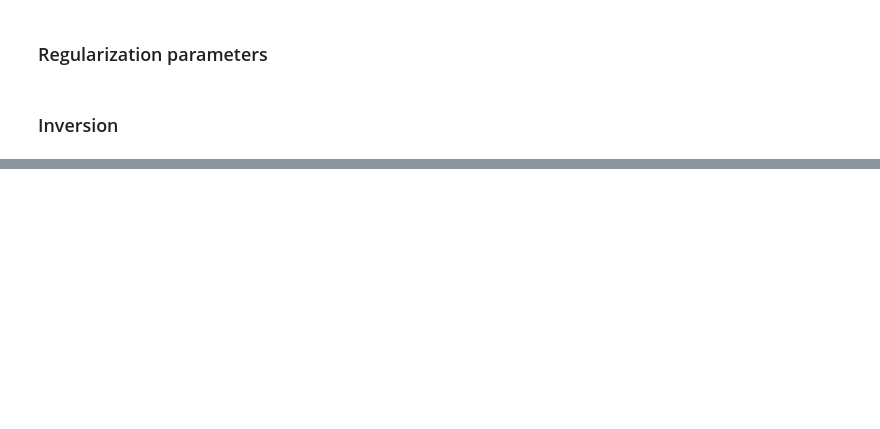
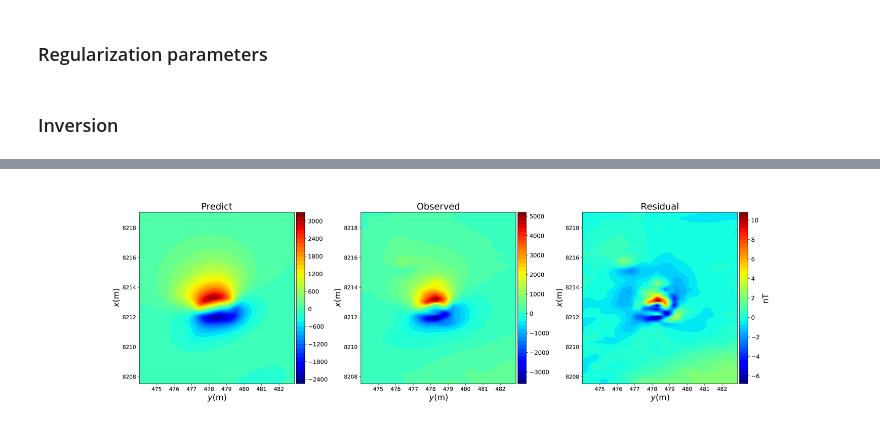
Before and after one commit to pinga-lab/magnetic-radial-inversion, a Jupyter notebook: code/real_data/diorama_inversion.ipynb, the cells around one changed output, grey strips where cells are left out. Cells and saved outputs as stored; diff of their text form; code cells hidden in the pictures; blank space fills up the shorter version.

```diff
--- a/code/real_data/diorama_inversion.ipynb
+++ b/code/real_data/diorama_inversion.ipynb
@@ -141,16 +145,16 @@ img(filename='diorama_tfa_obs_data_true_inital.png', width=800, height=800)
 ### Regularization parameters
 # %%
 #lamb = th*0.01 # Marquadt's parameter
-lamb = 1000.
+lamb = 1.0
 dlamb = 10.      # step for Marquadt's parameter
 
-a1 = 0.0001   # adjacent radial distances within each prism
-a2 = 0.0001   # vertically adjacent radial distances
+a1 = 0.003   # adjacent radial distances within each prism
+a2 = 0.001  # vertically adjacent radial distances
 a3 = 0.     # outcropping cross-section
 a4 = 0.     # outcropping origin
-a5 = 0.0001     # vertically adjacent origins
-a6 = 0.000001   # zero order Tikhonov on adjacent radial distances
-a7 = 0.000001     # zero order Tikhonov on thickness of each prism
+a5 = 0.01     # vertically adjacent origins
+a6 = 0.00001   # zero order Tikhonov on adjacent radial distances
+a7 = 0.00001     # zero order Tikhonov on thickness of each prism
 # %%
 delta = np.array([deltax, deltay, deltar, deltaz])
 alpha = np.array([a1, a2, a3, a4, a5, a6, a7])
@@ -181,0 +186,38 @@ KeyboardInterrupt:
+# %%
+res = dobs - d_fit
+res_norm = (res - np.mean(res))/np.std(res) # residue normalization
+# %%
+# plot
+plt.figure(figsize=(25,7))
+plt.subplot(1, 3, 1)
+plt.title('Predict', fontsize=20)
+plt.tricontourf(yp, xp, d_fit, 50, cmap='jet').ax.tick_params(labelsize=12)
+plt.xlabel('$y$(m)', fontsize=18)
+plt.ylabel('$x$(m)', fontsize=18)
+clb = plt.colorbar(pad=0.01, aspect=20, shrink=1)
+clb.ax.tick_params(labelsize=13)
+mpl.m2km()
+
+plt.subplot(1, 3, 2)
+plt.title('Observed', fontsize=20)
+plt.tricontourf(yp, xp, dobs, 50, cmap='jet').ax.tick_params(labelsize=12)
+plt.xlabel('$y$(m)', fontsize=18)
+plt.ylabel('$x$(m)', fontsize=18)
+clb = plt.colorbar(pad=0.01, aspect=20, shrink=1)
+clb.ax.tick_params(labelsize=13)
+mpl.m2km()
+
+plt.subplot(1, 3, 3)
+plt.title('Residual', fontsize=20)
+plt.tricontourf(yp, xp, res_norm, 50, cmap='jet').ax.tick_params(labelsize=12)
+plt.xlabel('$y$(m)', fontsize=18)
+plt.ylabel('$x$(m)', fontsize=18)
+clb = plt.colorbar(pad=0.01, aspect=20, shrink=1)
+clb.set_label('nT', fontsize=18)
+clb.ax.tick_params(labelsize=13)
+mpl.m2km()
+plt.savefig('diorama_tfa_fit.png', dpi=300)
+#plt.show()
+img(filename='diorama_tfa_fit.png', width=1600, height=400)
+# %% [output]
+[figure, added]
```
Also changed, not shown: parts of 8 cells of this notebook, 10 other files.
